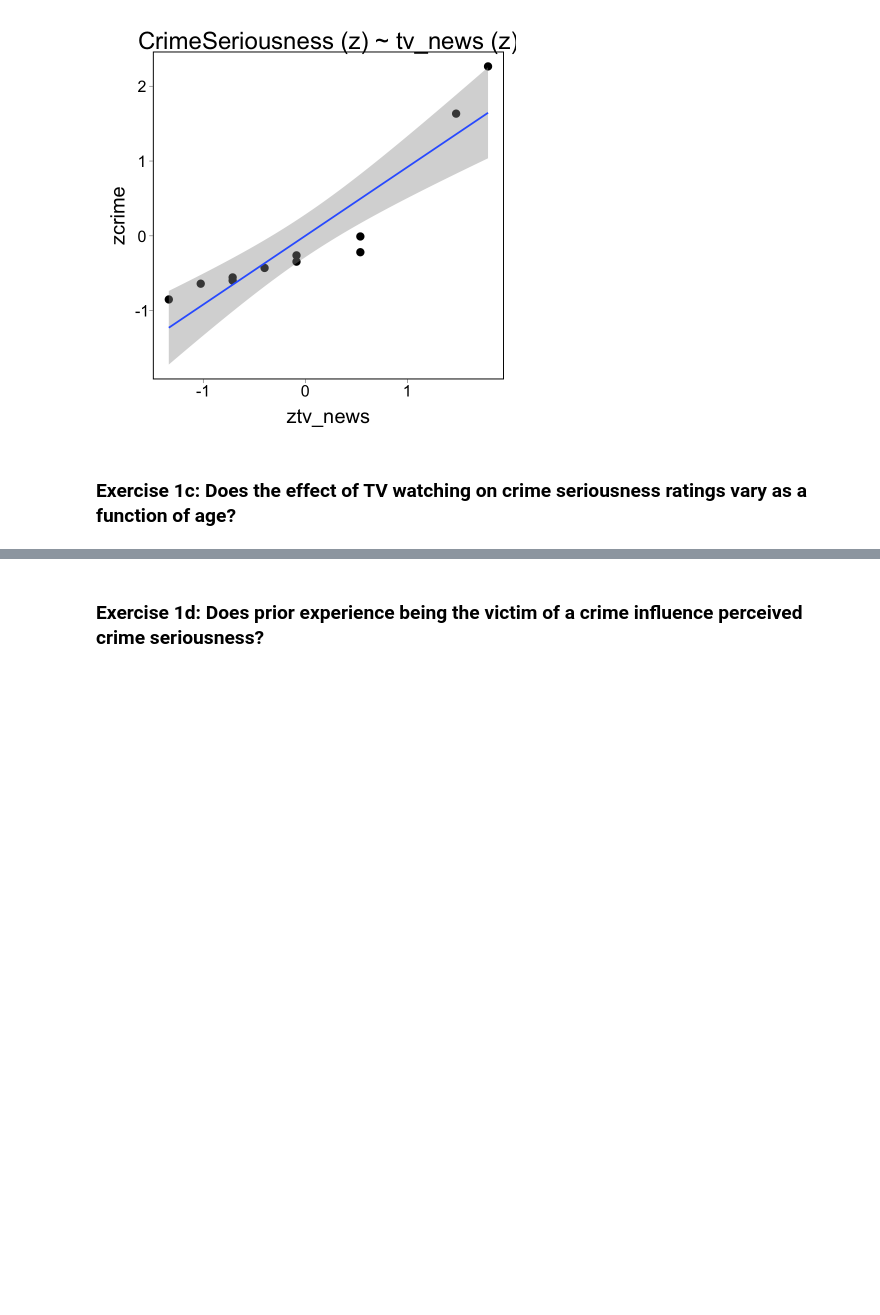
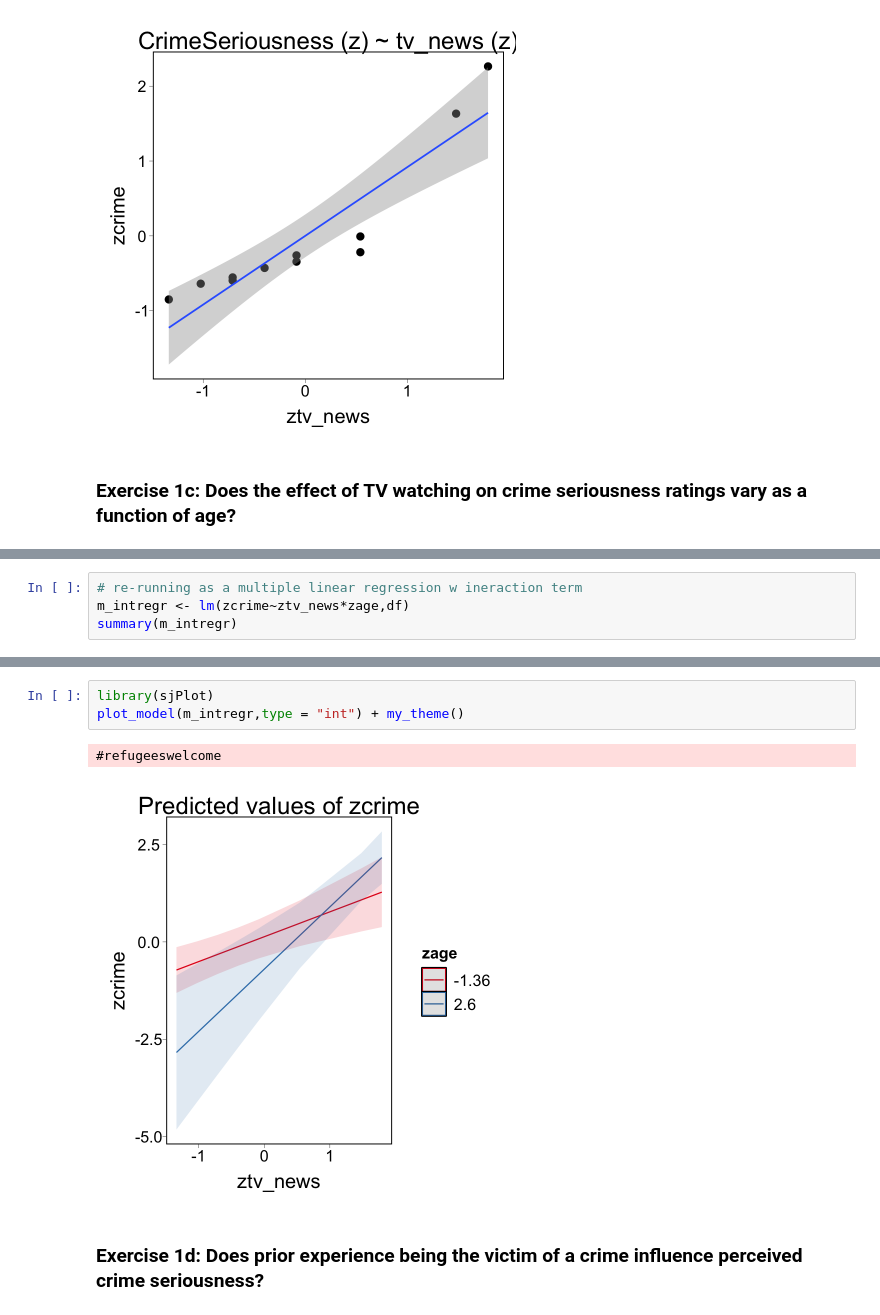
Before and after one commit to hogeveen-lab/DSPN_Fall2022_Git, a Jupyter notebook: dspn_fall2022_lecture18_modeling2.ipynb, the cells around one changed output, grey strips where cells are left out. Drawn from its saved outputs; the diff is of its cells as text; blank space fills up the shorter version.

```diff
--- a/dspn_fall2022_lecture18_modeling2.ipynb
+++ b/dspn_fall2022_lecture18_modeling2.ipynb
@@ -296,0 +338,4 @@ ggplot(df,aes(x=ztv_news,y=zcrime)) +
+# %%
+# re-running as a multiple linear regression w ineraction term
+m_intregr <- lm(zcrime~ztv_news*zage,df)
+summary(m_intregr)
@@ -297,2 +362,8 @@ ggplot(df,aes(x=ztv_news,y=zcrime)) +
+# %%
+library(sjPlot)
+plot_model(m_intregr,type = "int") + my_theme()
+# %% [output]
+#refugeeswelcome
+[figure, added]
 # %% [markdown]
 ### Exercise 1d: Does prior experience being the victim of a crime influence perceived crime seriousness?
```
Also changed, not shown: parts of 10 cells of this notebook.
